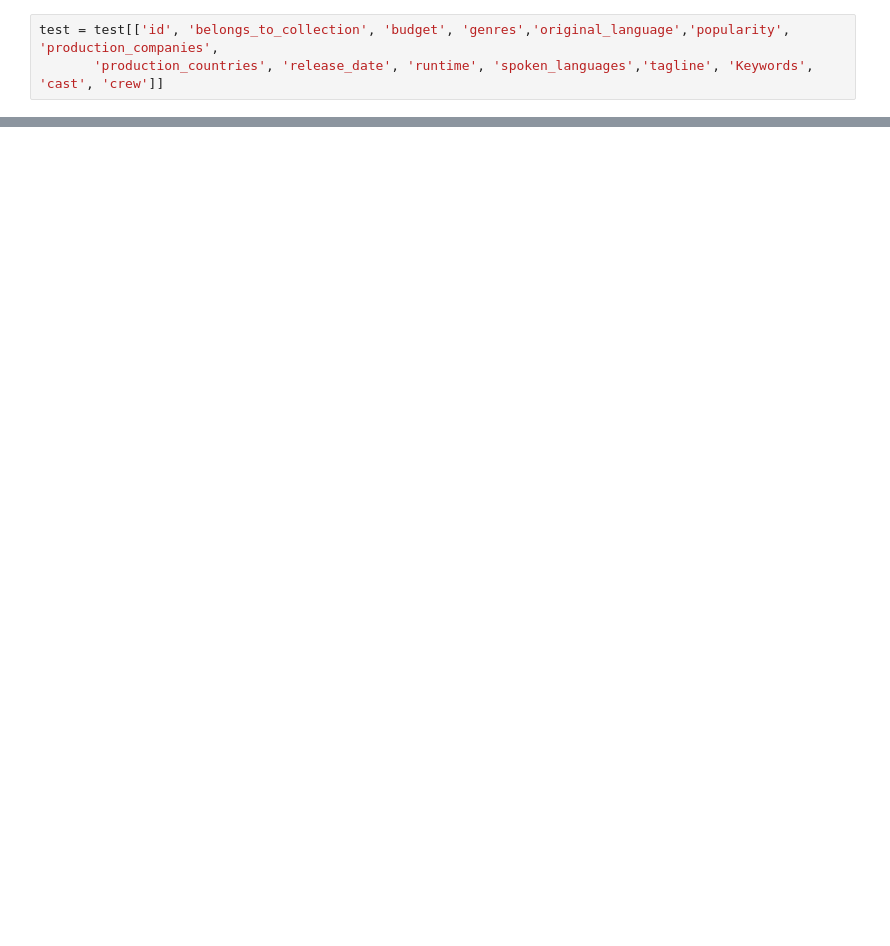
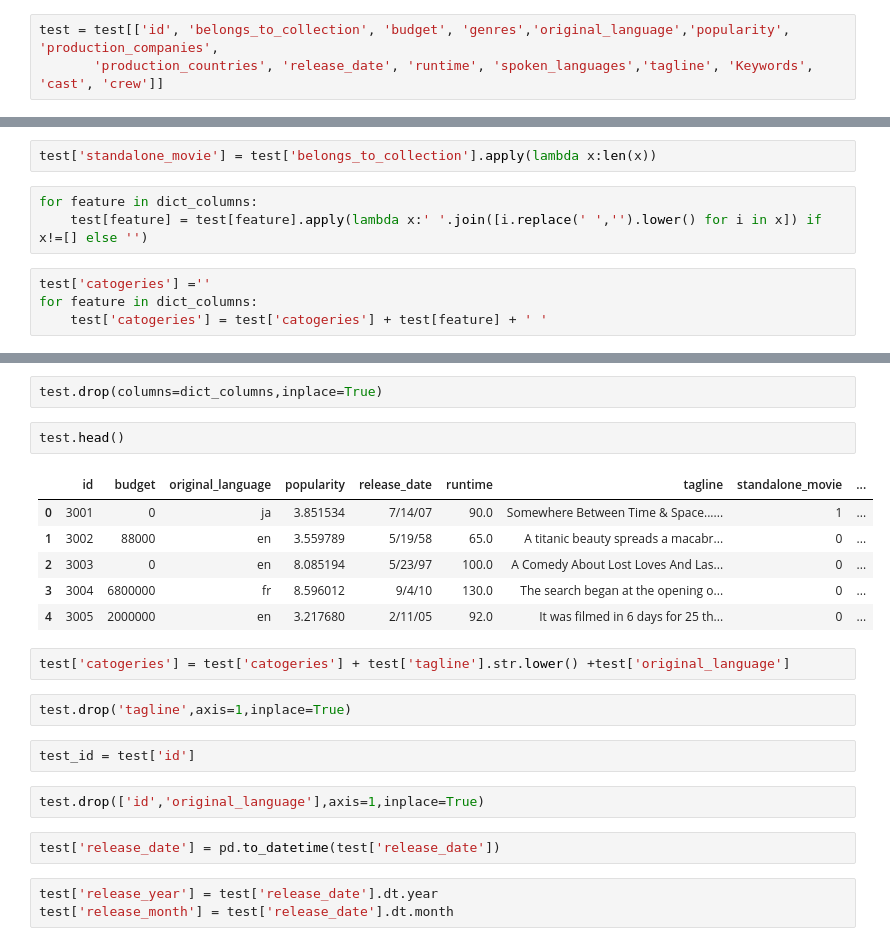
Before and after one commit to abdulvajid1/TMBD-MOVIE-REVENUE-PREDICTION, a Jupyter notebook: notebook.ipynb, the cells around one changed output, grey strips where cells are left out. Cells and saved outputs as stored; diff of their text form; blank space fills up the shorter version.

```diff
--- a/notebook.ipynb
+++ b/notebook.ipynb
@@ -578,0 +597,9 @@ test = test[['id', 'belongs_to_collection', 'budget', 'genres','original_languag
+# %%
+test['standalone_movie'] = test['belongs_to_collection'].apply(lambda x:len(x))
+# %%
+for feature in dict_columns:
+    test[feature] = test[feature].apply(lambda x:' '.join([i.replace(' ','').lower() for i in x]) if x!=[] else '')
+# %%
+test['catogeries'] =''
+for feature in dict_columns:
+    test['catogeries'] = test['catogeries'] + test[feature] + ' '
@@ -578,0 +615,24 @@ test = test[['id', 'belongs_to_collection', 'budget', 'genres','original_languag
+# %%
+test.drop(columns=dict_columns,inplace=True)
+# %%
+test.head()
+# %% [output]
+|  | id | budget | original_language | popularity | release_date | runtime | tagline | standalone_movie | ... |
+| 0 | 3001 | 0 | ja | 3.851534 | 7/14/07 | 90.0 | Somewhere Between Time & Space...... | 1 | ... |
+| 1 | 3002 | 88000 | en | 3.559789 | 5/19/58 | 65.0 | A titanic beauty spreads a macabr... | 0 | ... |
+| 2 | 3003 | 0 | en | 8.085194 | 5/23/97 | 100.0 | A Comedy About Lost Loves And Las... | 0 | ... |
+| 3 | 3004 | 6800000 | fr | 8.596012 | 9/4/10 | 130.0 | The search began at the opening o... | 0 | ... |
+| 4 | 3005 | 2000000 | en | 3.217680 | 2/11/05 | 92.0 | It was filmed in 6 days for 25 th... | 0 | ... |
+# %%
+test['catogeries'] = test['catogeries'] + test['tagline'].str.lower() +test['original_language']
+# %%
+test.drop('tagline',axis=1,inplace=True)
+# %%
+test_id = test['id']
+# %%
+test.drop(['id','original_language'],axis=1,inplace=True)
+# %%
+test['release_date'] = pd.to_datetime(test['release_date'])
+# %%
+test['release_year'] = test['release_date'].dt.year
+test['release_month'] = test['release_date'].dt.month
```
Also changed, not shown: parts of 14 cells of this notebook, 2 other files.
